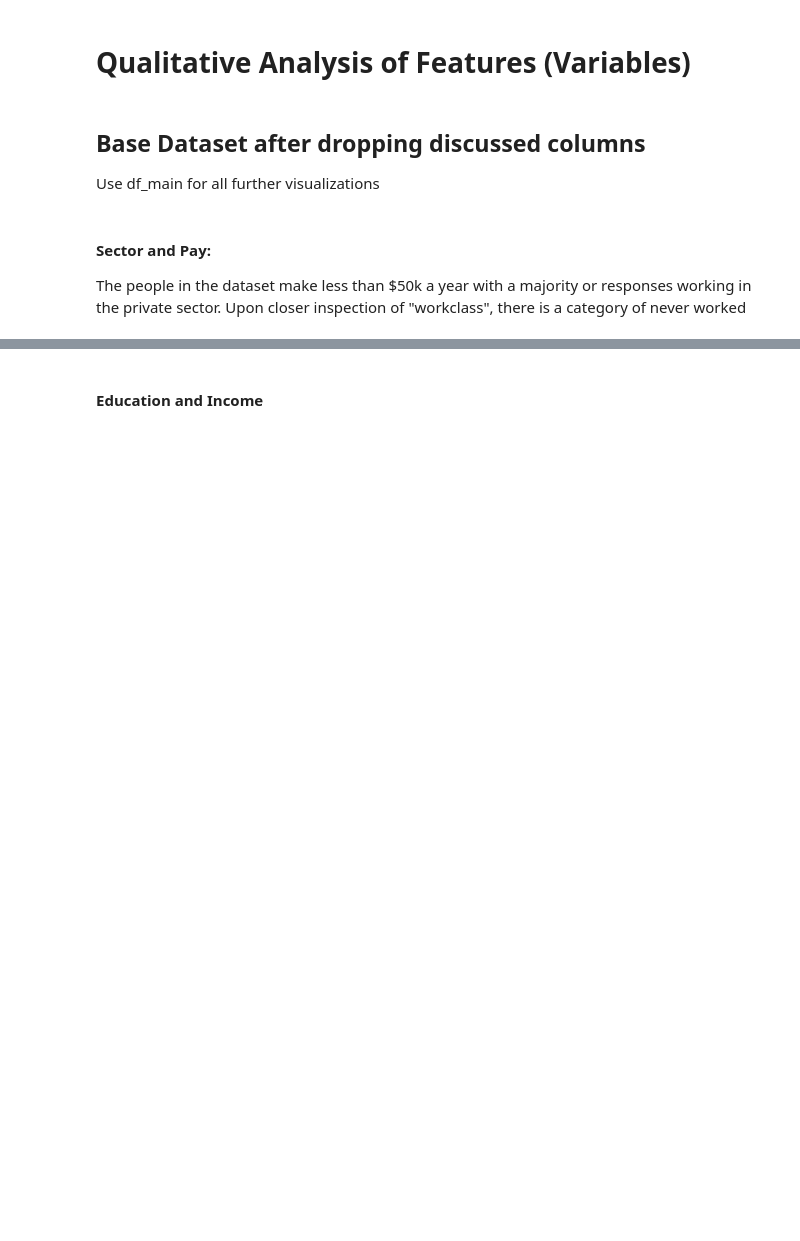
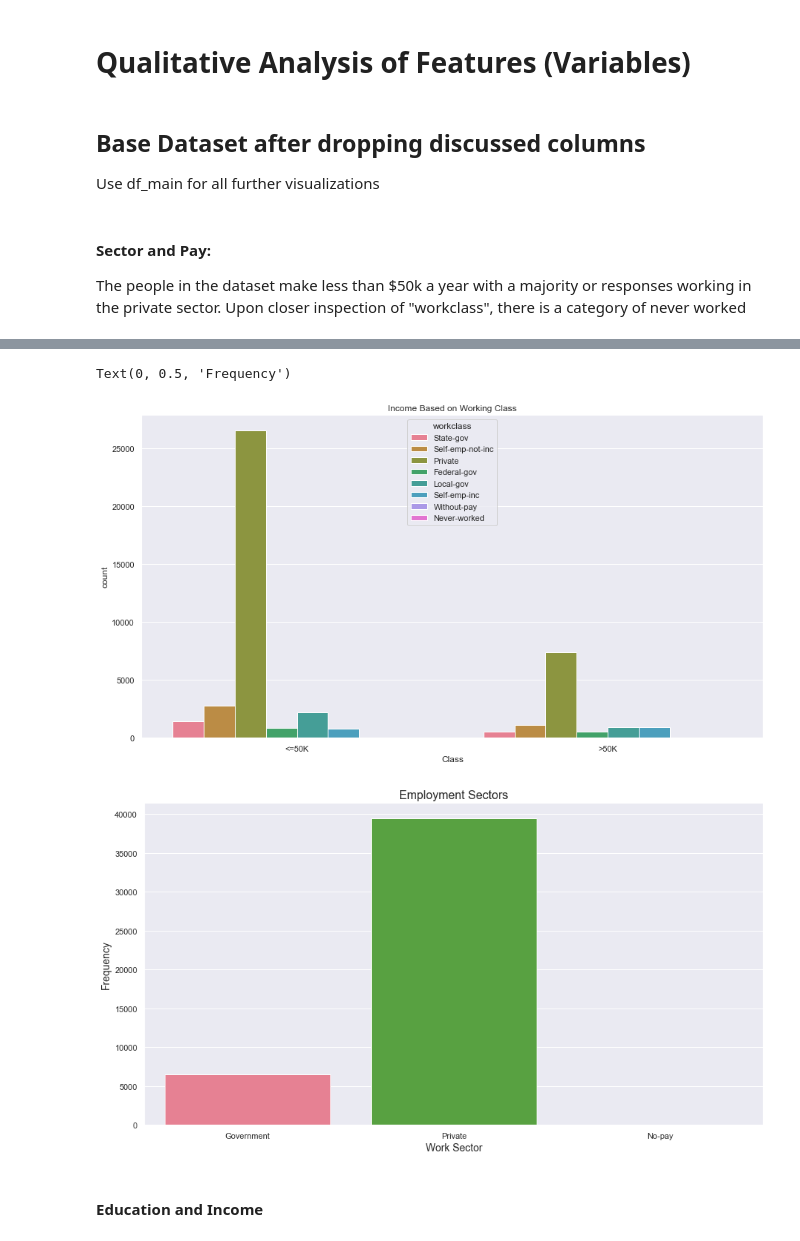
Before and after one commit to plasticfruittree/SciComp_Project, a Jupyter notebook: Main.ipynb, the cells around one changed output, grey strips where cells are left out. Drawn from its saved outputs; the diff is of its cells as text; code cells hidden in the pictures; blank space fills up the shorter version.

Commit message:
Added figures to use with the presentation

```diff
--- a/Main.ipynb
+++ b/Main.ipynb
@@ -129,25 +129,29 @@ plt.savefig("classcount.png")
 # %%
 plt.figure(2)
 ax1 = sns.countplot(x="class", data = df_main, hue = "workclass", palette = 'husl')
 ax1.set(title = "Income Based on Working Class")
 ax1.set_xlabel("Class")
 
 # sector dataframes
 government_sector = df_main[(df_main["workclass"] == 'State-gov') | (df_main["workclass"] == 'Federal-gov') | (df_main["workclass"] == 'Local-gov')]
 private_sector = df_main[(df_main["workclass"] == 'Self-emp-not-inc') | (df_main["workclass"] == 'Private') | (df_main["workclass"] == 'Self-emp-inc')]
 no_pay = df_main[(df_main["workclass"] == 'Without-pay') | (df_main["workclass"] == 'Never-worked')]
 
 # create another dataframe to show the the relationship between sector pay
 sector_data = {'Sector' : ["Government", "Private", "No-pay"],'Count': [len(government_sector), len(private_sector), len(no_pay)] }
 sector_df = pd.DataFrame(data=sector_data)
 
 # figure with new dataframe
 
 plt.figure(3)
 ax2 = sns.barplot(x="Sector",y= "Count" ,data = sector_df, palette = 'husl')
 plt.title("Employment Sectors", fontsize= 16)
-plt.xlabel("Class", fontsize = 14)
+plt.xlabel("Work Sector", fontsize = 14)
 plt.ylabel("Frequency", fontsize = 14)
+# %% [output]
+Text(0, 0.5, 'Frequency')
+[figure, added]
+[figure, added]
 # %% [markdown]
 #### Education and Income
 # %%
```
Also changed, not shown: parts of 4 cells of this notebook, 2 other files.
